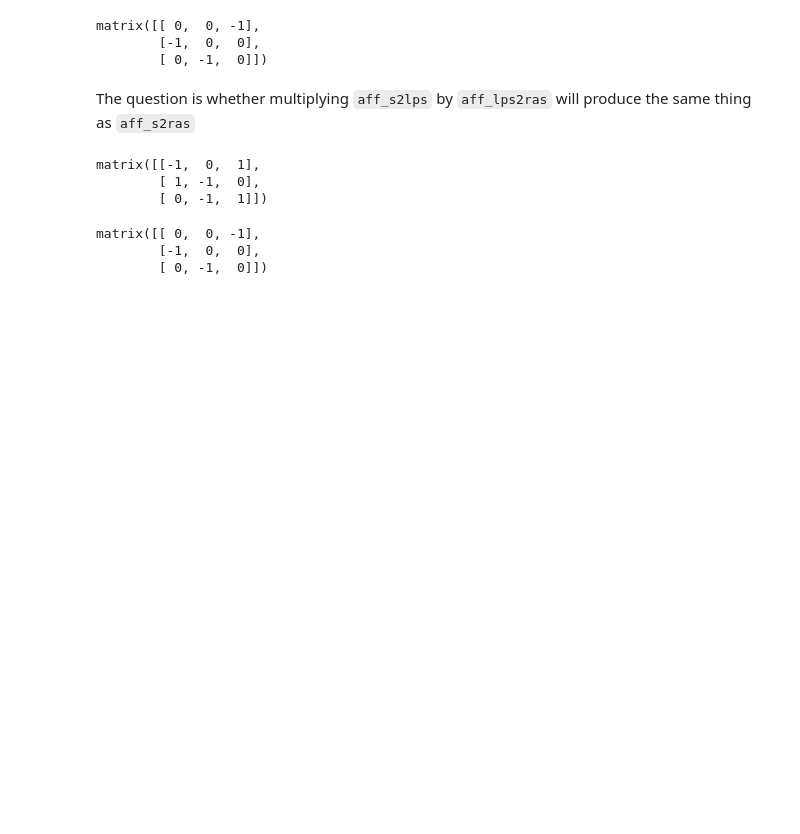
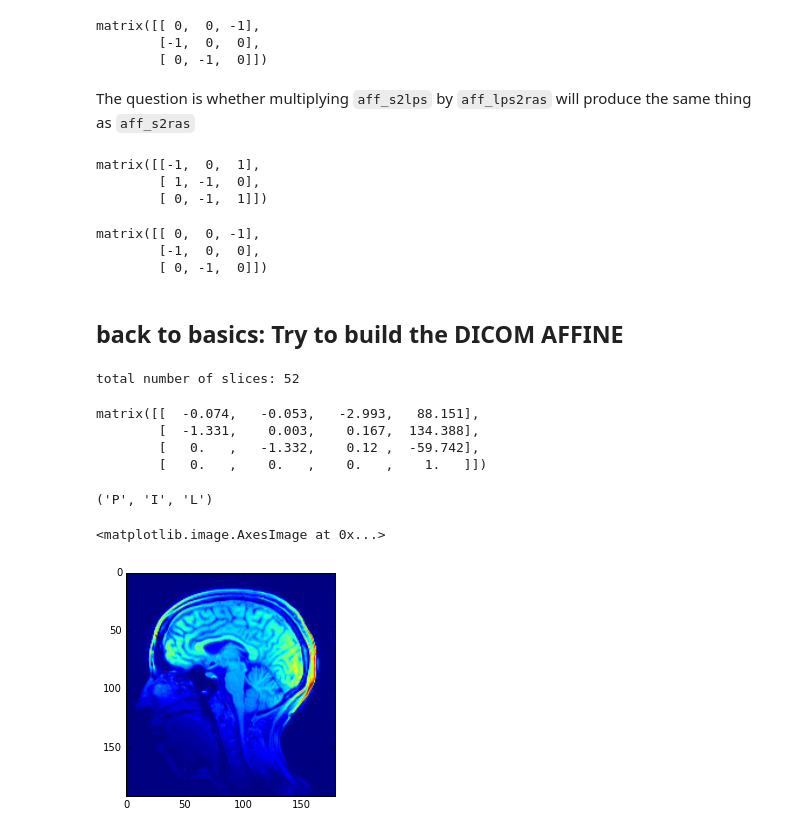
Before and after one commit to jeffmacinnes/affineTests, a Jupyter notebook: DICOM_affineTest2.ipynb, the cells around one changed output. Cells and saved outputs as stored; diff of their text form; code cells hidden in the pictures; blank space fills up the shorter version.

Commit message:
affine matrix that works for Siemens dicoms

```diff
--- a/DICOM_affineTest2.ipynb
+++ b/DICOM_affineTest2.ipynb
@@ -133,3 +133,10 @@ test2
 matrix([[ 0,  0, -1],
         [-1,  0,  0],
         [ 0, -1,  0]])
+# %% [markdown]
+## back to basics: Try to build the DICOM AFFINE
+# %%
+sliceFiles = glob.glob('data/series0017/*.IMA')
+print('total number of slices: {}'.format(len(sliceFiles)))
+# %% [output]
+total number of slices: 52
@@ -135,0 +152,36 @@ matrix([[ 0,  0, -1],
+# %%
+# Get image orientation values
+image_orient1 = np.array(dcm_first.ImageOrientationPatient)[0:3]
+image_orient2 = np.array(dcm_first.ImageOrientationPatient)[3:6]
+
+# pixel spacing
+delta_r = float(dcm_first.PixelSpacing[0])
+delta_c = float(dcm_first.PixelSpacing[1])
+
+# image position
+first_img_pos = np.array(dcm_first.ImagePositionPatient)
+last_img_pos = np.array(dcm_last.ImagePositionPatient)
+step = (first_img_pos - last_img_pos) / (1-len(sliceFiles))
+
+affine = np.matrix([
+    [-image_orient1[0] * delta_r,  -image_orient2[0] * delta_c, -step[0],  -first_img_pos[0]],
+    [-image_orient1[1] * delta_r,  -image_orient2[1] * delta_c, -step[1],  -first_img_pos[1]],
+    [image_orient1[2] * delta_r,   image_orient2[2] * delta_c,  step[2],  -first_img_pos[2]],
+    [0, 0, 0, 1]
+    ])
+
+affine
+# %% [output]
+matrix([[  -0.074,   -0.053,   -2.993,   88.151],
+        [  -1.331,    0.003,    0.167,  134.388],
+        [   0.   ,   -1.332,    0.12 ,  -59.742],
+        [   0.   ,    0.   ,    0.   ,    1.   ]])
+# %%
+nib.aff2axcodes(affine)
+# %% [output]
+('P', 'I', 'L')
+# %%
+plt.imshow(dcm.pixel_array)
+# %% [output]
+<matplotlib.image.AxesImage at 0x...>
+[figure, added]
```
Also changed, not shown: parts of 1 cell of this notebook.
